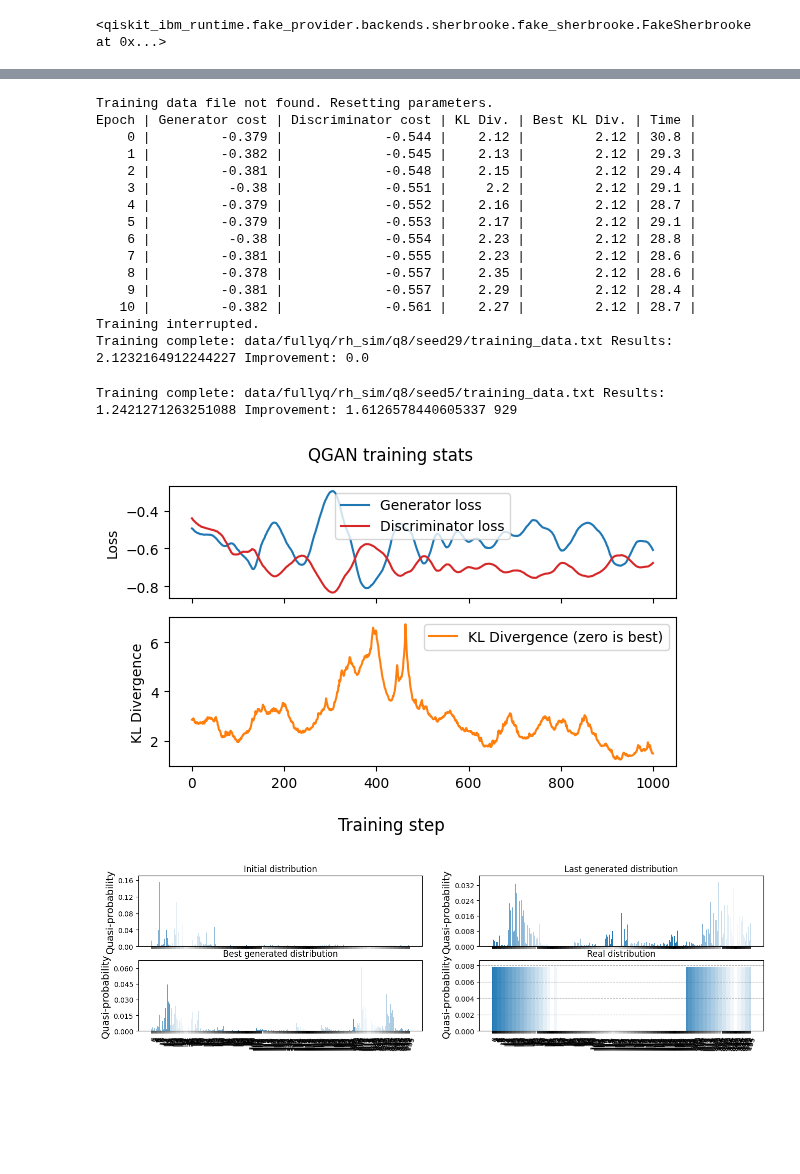
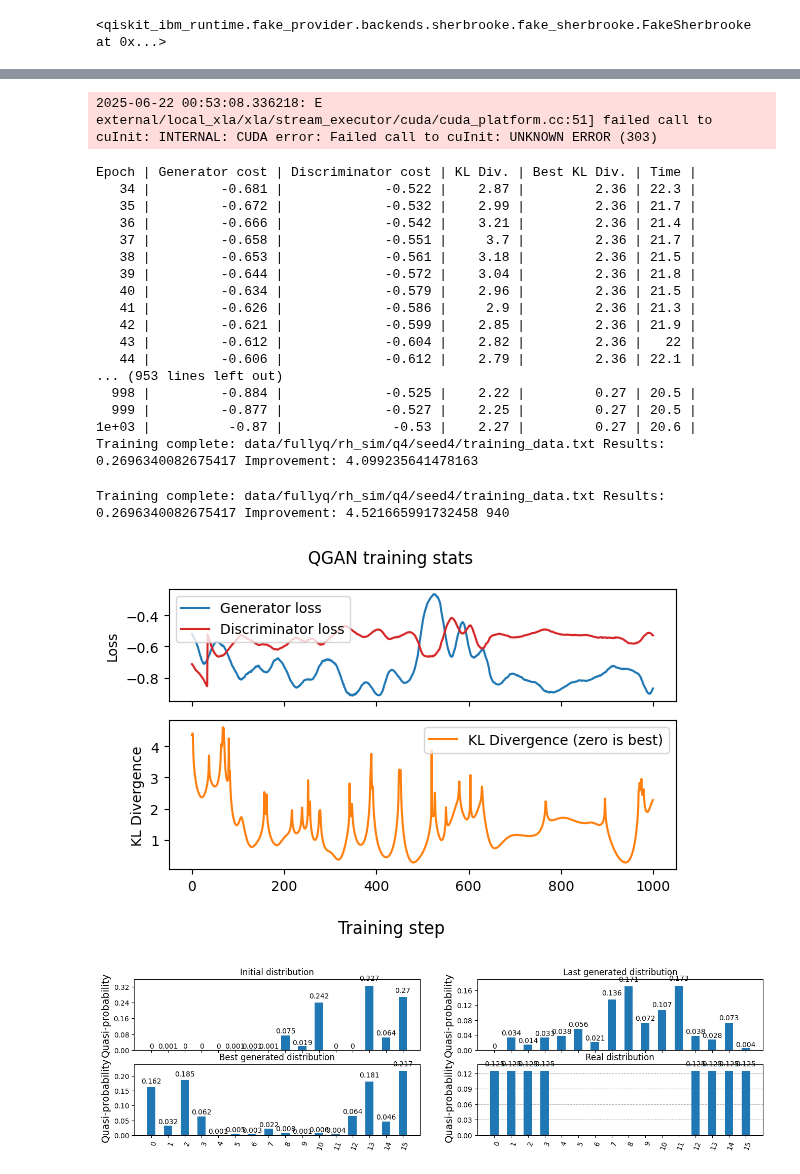
Before and after one commit to bburuta/Qiskit-IBM, a Jupyter notebook: qgan/fullyq-rh.ipynb, the cells around one changed output, grey strips where cells are left out. Cells and saved outputs as stored; diff of their text form; code cells hidden in the pictures; blank space fills up the shorter version.

```diff
--- a/qgan/fullyq-rh.ipynb
+++ b/qgan/fullyq-rh.ipynb
@@ -59,9 +70,9 @@ import os
 # )
 # %%
 # Number of qubits
-N_QUBITS = 8
+N_QUBITS = 4
 
-SEED = 5
+SEED = 4
 np.random.seed(SEED)
 
 real_hardware = 0
@@ -375,7 +386,7 @@ def initialize_parameters(reset, training_data_file, parameter_data_file):
 # Training
 
 #--- Initialize parameters ---#
-max_epoch = 700
+max_epoch = 1000
 reset = 0 # Reset data
 
 training_data_file, parameter_data_file, optimizers_data_folder = manage_files()
@@ -481,21 +492,24 @@ except KeyboardInterrupt:
 
 print("Training complete:", training_data_file, "Results:", np.min(kl_div), "Improvement:", kl_div[0]-np.min(kl_div))
 # %% [output]
-Training data file not found. Resetting parameters.
-Epoch | Generator cost | Discriminator cost | KL Div. | Best KL Div. | Time |
-    0 |         -0.379 |             -0.544 |    2.12 |         2.12 | 30.8 |
-    1 |         -0.382 |             -0.545 |    2.13 |         2.12 | 29.3 |
-    2 |         -0.381 |             -0.548 |    2.15 |         2.12 | 29.4 |
-    3 |          -0.38 |             -0.551 |     2.2 |         2.12 | 29.1 |
-    4 |         -0.379 |             -0.552 |    2.16 |         2.12 | 28.7 |
-    5 |         -0.379 |             -0.553 |    2.17 |         2.12 | 29.1 |
-    6 |          -0.38 |             -0.554 |    2.23 |         2.12 | 28.8 |
-    7 |         -0.381 |             -0.555 |    2.23 |         2.12 | 28.6 |
-    8 |         -0.378 |             -0.557 |    2.35 |         2.12 | 28.6 |
-    9 |         -0.381 |             -0.557 |    2.29 |         2.12 | 28.4 |
-   10 |         -0.382 |             -0.561 |    2.27 |         2.12 | 28.7 |
-Training interrupted.
-Training complete: data/fullyq/rh_sim/q8/seed29/training_data.txt Results: 2.1232164912244227 Improvement: 0.0
+2025-06-22 00:53:08.336218: E external/local_xla/xla/stream_executor/cuda/cuda_platform.cc:51] failed call to cuInit: INTERNAL: CUDA error: Failed call to cuInit: UNKNOWN ERROR (303)
+Epoch | Generator cost | Discriminator cost | KL Div. | Best KL Div. | Time |
+   34 |         -0.681 |             -0.522 |    2.87 |         2.36 | 22.3 |
+   35 |         -0.672 |             -0.532 |    2.99 |         2.36 | 21.7 |
+   36 |         -0.666 |             -0.542 |    3.21 |         2.36 | 21.4 |
+   37 |         -0.658 |             -0.551 |     3.7 |         2.36 | 21.7 |
+   38 |         -0.653 |             -0.561 |    3.18 |         2.36 | 21.5 |
+   39 |         -0.644 |             -0.572 |    3.04 |         2.36 | 21.8 |
+   40 |         -0.634 |             -0.579 |    2.96 |         2.36 | 21.5 |
+   41 |         -0.626 |             -0.586 |     2.9 |         2.36 | 21.3 |
+   42 |         -0.621 |             -0.599 |    2.85 |         2.36 | 21.9 |
+   43 |         -0.612 |             -0.604 |    2.82 |         2.36 |   22 |
+   44 |         -0.606 |             -0.612 |    2.79 |         2.36 | 22.1 |
+... (953 lines left out)
+  998 |         -0.884 |             -0.525 |    2.22 |         0.27 | 20.5 |
+  999 |         -0.877 |             -0.527 |    2.25 |         0.27 | 20.5 |
+1e+03 |          -0.87 |              -0.53 |    2.27 |         0.27 | 20.6 |
+Training complete: data/fullyq/rh_sim/q4/seed4/training_data.txt Results: 0.2696340082675417 Improvement: 4.099235641478163
 # %%
 draw_results = 1
 if draw_results:
@@ -527,41 +541,41 @@ if draw_results:
         kl.legend()
         fig.tight_layout()
 
-        print("Training complete:", training_data_file, "Results:", np.min(kl_div), "Improvement:", kl_div[0]-np.min(kl_div), np.argmin(kl_div))
+        print("Training complete:", training_data_file, "Results:", np.min(kl_div), "Improvement:", (4.6824+0.1089)-np.min(kl_div), np.argmin(kl_div))
 # %% [output]
-Training complete: data/fullyq/rh_sim/q8/seed5/training_data.txt Results: 1.2421271263251088 Improvement: 1.6126578440605337 929
+Training complete: data/fullyq/rh_sim/q4/seed4/training_data.txt Results: 0.2696340082675417 Improvement: 4.521665991732458 940
-[figure, old version]
+[figure, new version]
 # %%
 # Create test circuit with new parameters
 draw_results = 1
 if draw_results:
     dict1 = Statevector(generator.assign_parameters(init_gen_params)).probabilities_dict()
     dict2 = Statevector(generator.assign_parameters(gen_params.numpy())).probabilities_dict()
     dict3 = Statevector(generator.assign_parameters(best_gen_params.numpy())).probabilities_dict()
     dict4 = Statevector(real_circuit).probabilities_dict()
 
     def prepare_dicts(dicts):
         for dict in dicts:
             for n in range(2**N_QUBITS):
                 key = format(n, 'b').zfill(N_QUBITS)
                 if key not in dict.keys():
                     dict[n] = 0.0
                 else:
                     dict[n] = dict[key]
                     del dict[key]
 
 
     prepare_dicts([dict1, dict2, dict3, dict4])
 
     fig, ((ax1, ax2), (ax3, ax4)) = plt.subplots(2, 2, sharey=False, sharex=True, figsize=(16,4))
     ax1.set_title("Initial distribution")
     ax2.set_title("Last generated distribution")
     ax3.set_title("Best generated distribution")
     ax4.set_title("Real distribution")
-    plot_histogram(dict1, ax=ax1, bar_labels=False)
-    plot_histogram(dict2, ax=ax2, bar_labels=False)
-    plot_histogram(dict3, ax=ax3, bar_labels=False)
-    plot_histogram(dict4, ax=ax4, bar_labels=False)
+    plot_histogram(dict1, ax=ax1, bar_labels=True)
+    plot_histogram(dict2, ax=ax2, bar_labels=True)
+    plot_histogram(dict3, ax=ax3, bar_labels=True)
+    plot_histogram(dict4, ax=ax4, bar_labels=True)
     #fig.tight_layout()
 # %% [output]
-[figure, old version]
+[figure, new version]
```
Also changed, not shown: parts of 6 cells of this notebook, 47 other files.
